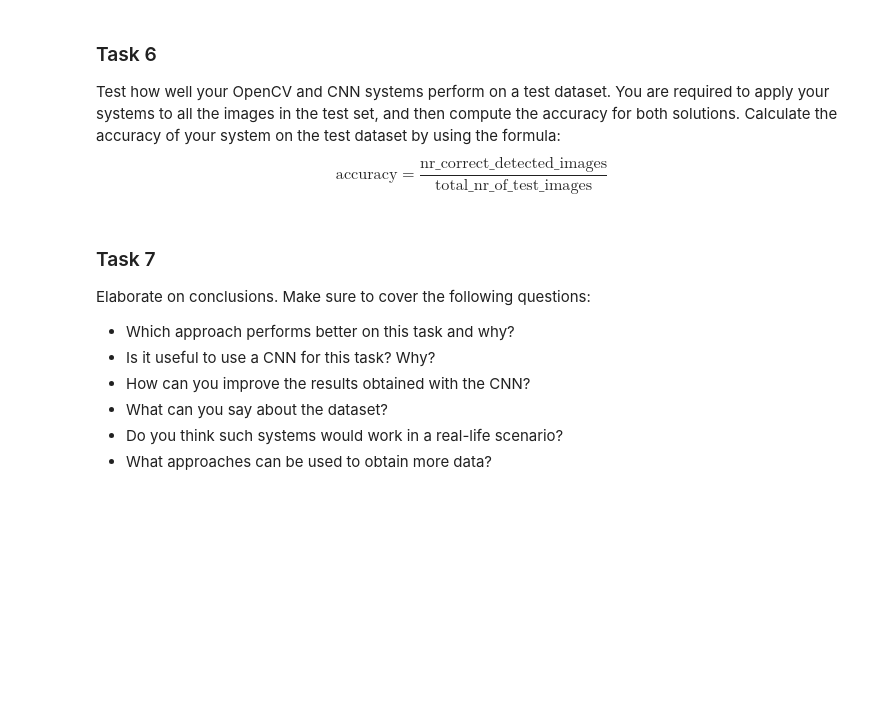
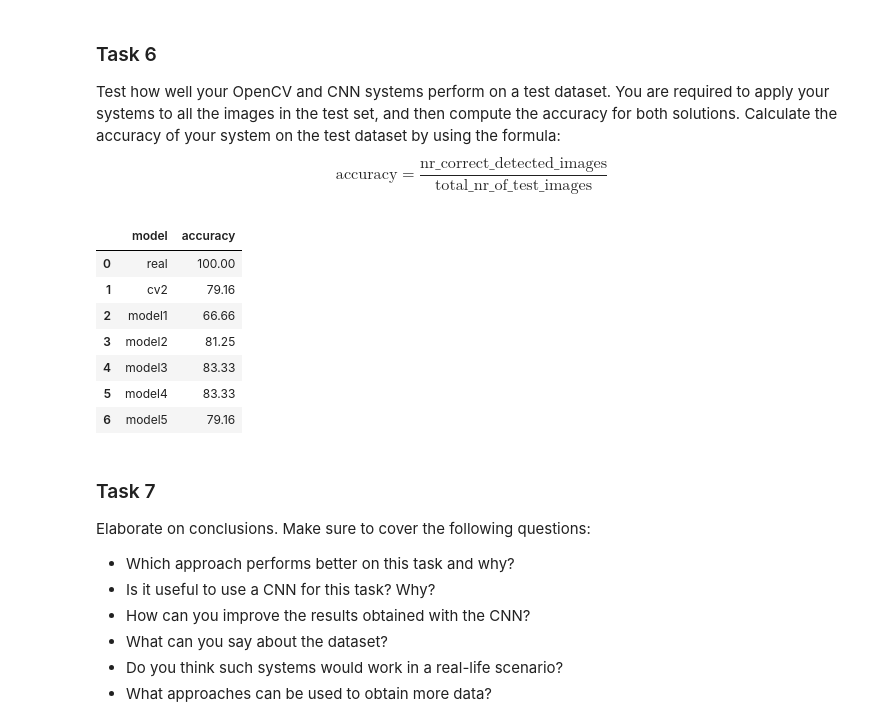
Before and after one commit to muffindud/FIA_Labs, a Jupyter notebook: lab5/main.ipynb, the cells around one changed output. Saved outputs shown, nothing was run; the diff lists cells and outputs as text; code cells hidden in the pictures; blank space fills up the shorter version.

Commit message:
add accuracy compute

```diff
--- a/lab5/main.ipynb
+++ b/lab5/main.ipynb
@@ -426,6 +426,37 @@ for index, row in real_df.iterrows():
     }])])
 
 answer_df.to_csv('answer.csv', index=False)
+# %%
+answer_df = pd.read_csv('answer.csv')
+display_df = pd.DataFrame(columns=['model', 'accuracy'])
+
+display_df = pd.concat([display_df, pd.DataFrame([{
+    'model': 'real',
+    'accuracy': int(((answer_df['real'] == answer_df['real']).sum() / len(answer_df) * 100) * 100) / 100
+}])])
+
+display_df = pd.concat([display_df, pd.DataFrame([{
+    'model': 'cv2',
+    'accuracy': int(((answer_df['cv2'] == answer_df['real']).sum() / len(answer_df) * 100) * 100) / 100
+}])])
+
+for i in range(1, 6):
+    display_df = pd.concat([display_df, pd.DataFrame([{
+        'model': f'model{i}',
+        'accuracy': int(((answer_df[f'model{i}'] == answer_df['real']).sum() / len(answer_df) * 100) * 100) / 100
+    }])])
+
+display_df = display_df.reset_index(drop=True)
+display(display_df)
+# %% [output]
+|  | model | accuracy |
+| 0 | real | 100.00 |
+| 1 | cv2 | 79.16 |
+| 2 | model1 | 66.66 |
+| 3 | model2 | 81.25 |
+| 4 | model3 | 83.33 |
+| 5 | model4 | 83.33 |
+| 6 | model5 | 79.16 |
 # %% [markdown]
 ### Task 7
 
```
